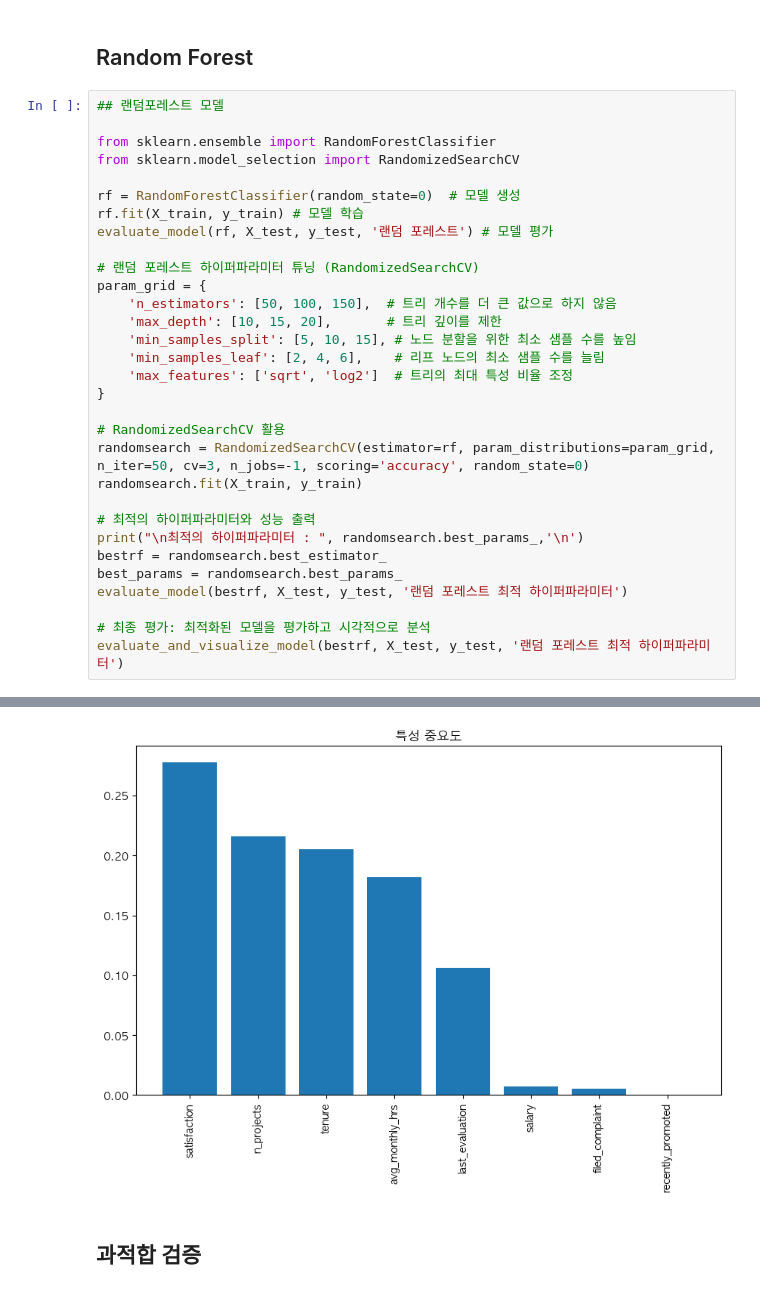
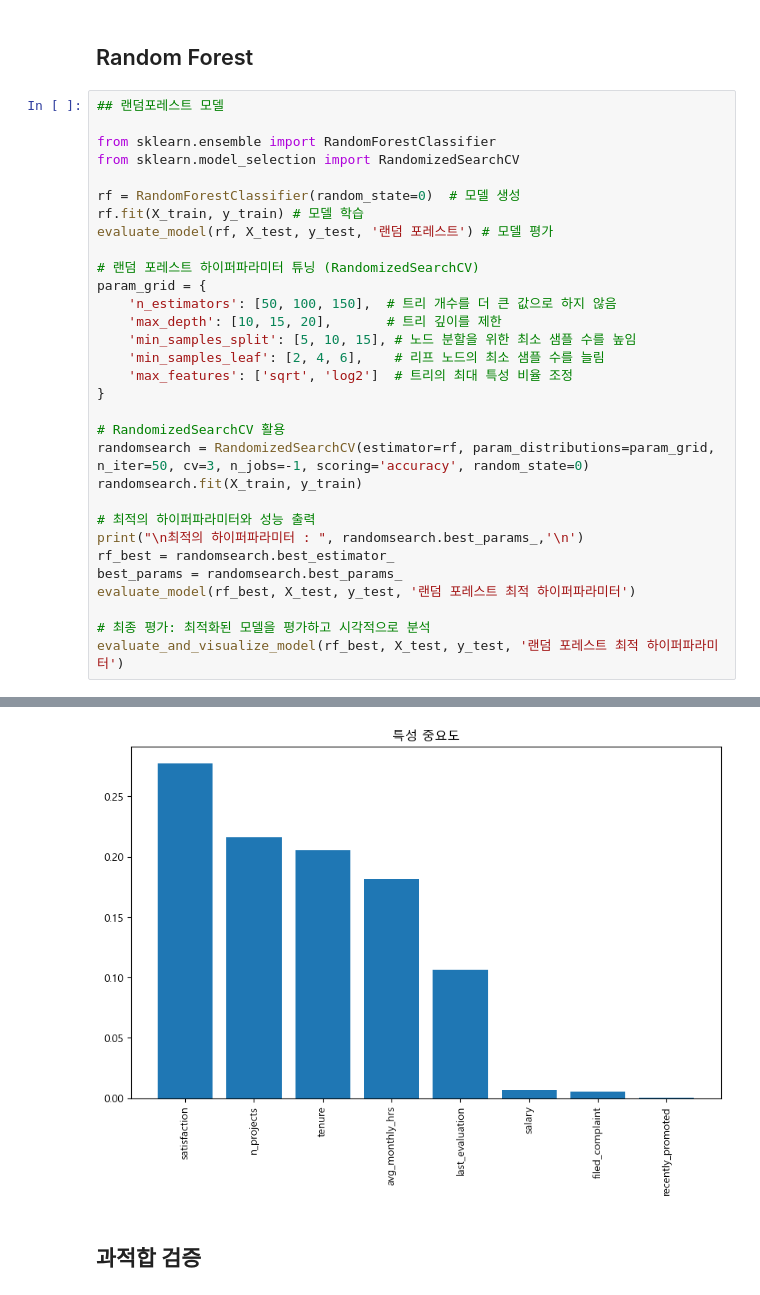
Before and after one commit to SKNETWORKS-FAMILY-AICAMP/SKN06-2nd-2Team, a Jupyter notebook: project2/employee_churn_model.ipynb, the cells around one changed output, grey strips where cells are left out. Saved outputs shown, nothing was run; the diff lists cells and outputs as text.

```diff
--- a/project2/employee_churn_model.ipynb
+++ b/project2/employee_churn_model.ipynb
@@ -323,12 +323,12 @@ randomsearch.fit(X_train, y_train)
 
 # 최적의 하이퍼파라미터와 성능 출력
 print("\n최적의 하이퍼파라미터 : ", randomsearch.best_params_,'\n')
-bestrf = randomsearch.best_estimator_
+rf_best = randomsearch.best_estimator_
 best_params = randomsearch.best_params_
-evaluate_model(bestrf, X_test, y_test, '랜덤 포레스트 최적 하이퍼파라미터')
+evaluate_model(rf_best, X_test, y_test, '랜덤 포레스트 최적 하이퍼파라미터')
 
 # 최종 평가: 최적화된 모델을 평가하고 시각적으로 분석
-evaluate_and_visualize_model(bestrf, X_test, y_test, '랜덤 포레스트 최적 하이퍼파라미터')
+evaluate_and_visualize_model(rf_best, X_test, y_test, '랜덤 포레스트 최적 하이퍼파라미터')
 # %% [output]
 ============= 랜덤 포레스트 모델 평가 지표 =============
 Accuracy: 0.9824561403508771
@@ -351,4 +351,4 @@ F1 Score: 0.958204334365325
-[figure, old version]
+[figure, new version]
 # %% [markdown]
 ## 과적합 검증
 # %%
```
Also changed, not shown: parts of 14 cells of this notebook, 5 other files.
